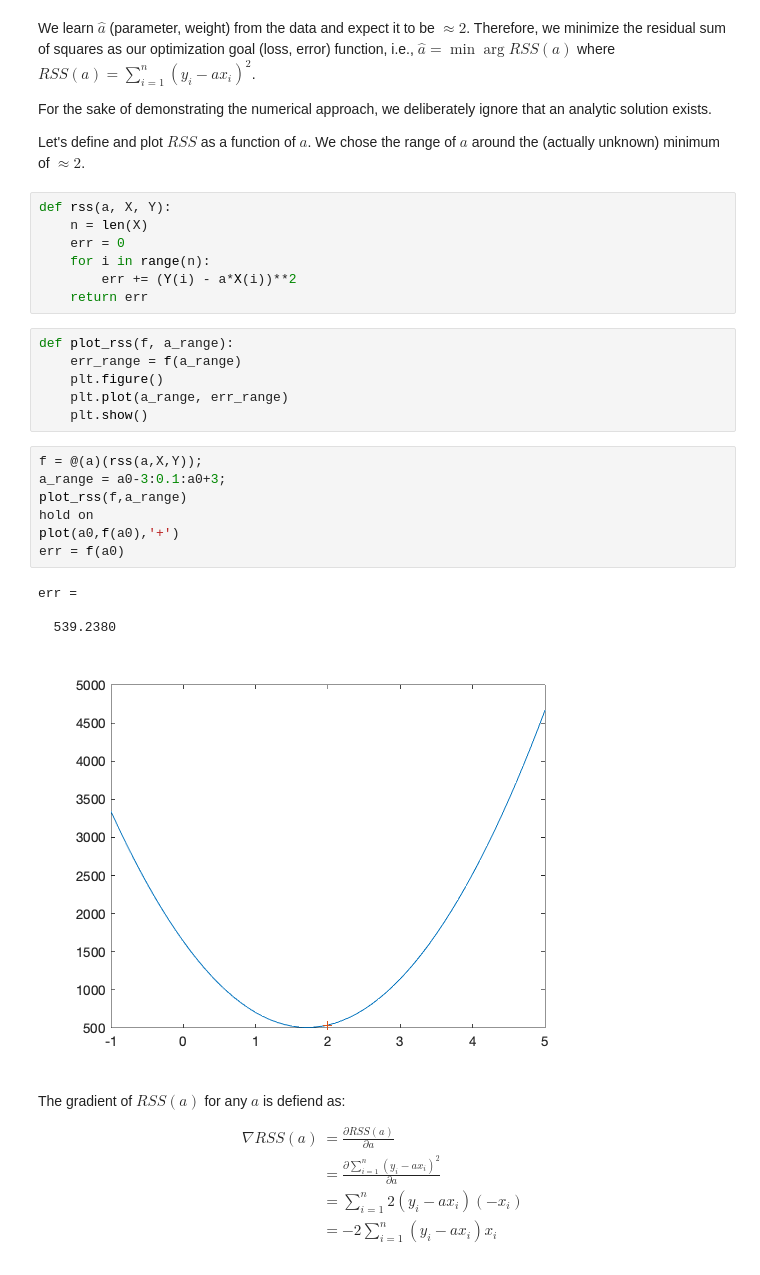
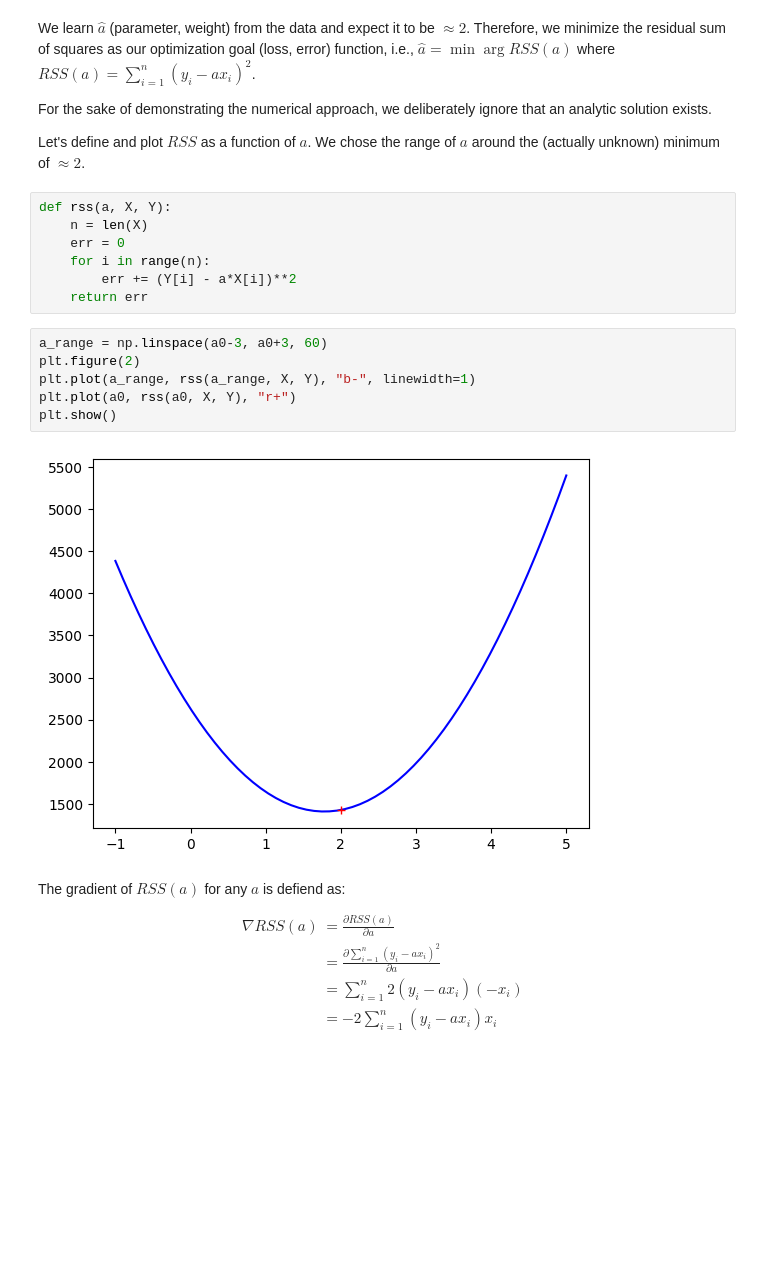
Before and after one commit to kallefrisk/Schoolwork, a Jupyter notebook: Python/DeepLearning/Numerical Linear Regression.ipynb, the cells around one changed output. Drawn from its saved outputs; the diff is of its cells as text; blank space fills up the shorter version.

Commit message:
Removed function plot_rss since it was unnecessary and plotted the error.

```diff
--- a/Python/DeepLearning/Numerical Linear Regression.ipynb
+++ b/Python/DeepLearning/Numerical Linear Regression.ipynb
@@ -52,26 +52,16 @@ def rss(a, X, Y):
 	n = len(X)
 	err = 0
 	for i in range(n):
-		err += (Y(i) - a*X(i))**2
+		err += (Y[i] - a*X[i])**2
 	return err
-# %%
-def plot_rss(f, a_range):
-	err_range = f(a_range)
-	plt.figure()
-	plt.plot(a_range, err_range)
-	plt.show()
-# %%
-f = @(a)(rss(a,X,Y));
-a_range = a0-3:0.1:a0+3;
-plot_rss(f,a_range)
-hold on
-plot(a0,f(a0),'+')
-err = f(a0)
-# %% [output]
-err =
-
-  539.2380
-[figure, removed]
+# %%
+a_range = np.linspace(a0-3, a0+3, 60)
+plt.figure(2)
+plt.plot(a_range, rss(a_range, X, Y), "b-", linewidth=1)
+plt.plot(a0, rss(a0, X, Y), "r+")
+plt.show()
+# %% [output]
+[figure, added]
 # %% [markdown]
 The gradient of $RSS(a)$ for any $a$ is defiend as:
 
```
